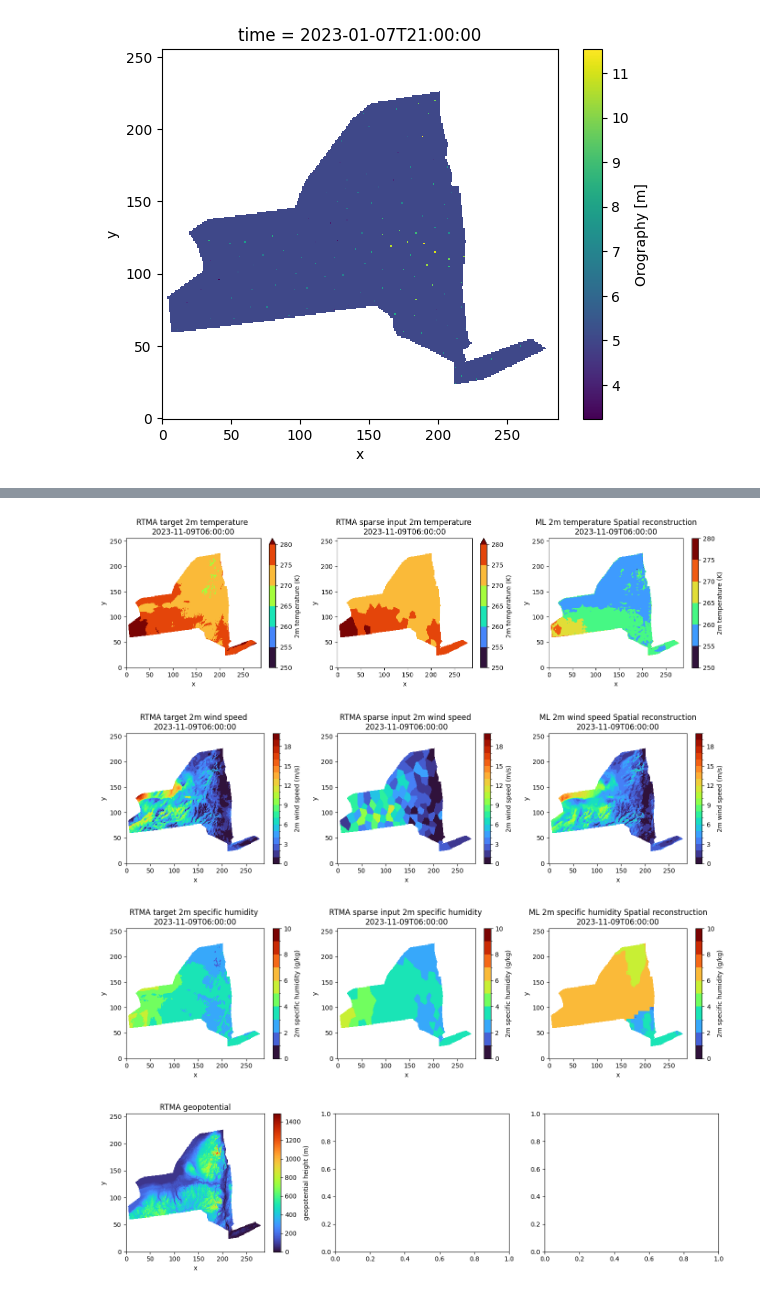
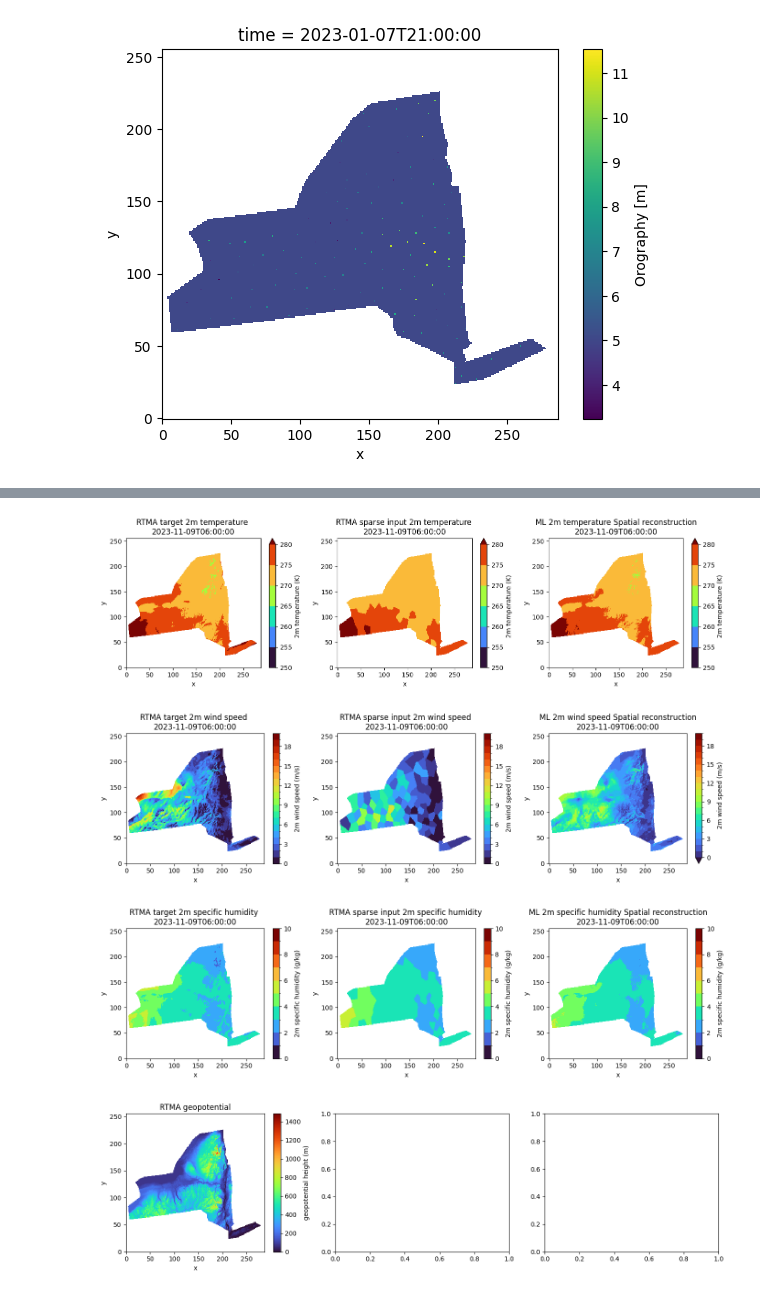
Before and after one commit to HarishBaki/Sparse_to_dense_meteorological_variables, a Jupyter notebook: TMRW_plots.ipynb, the cells around one changed output, grey strips where cells are left out. Saved outputs shown, nothing was run; the diff lists cells and outputs as text; code cells hidden in the pictures.

```diff
--- a/TMRW_plots.ipynb
+++ b/TMRW_plots.ipynb
@@ -300,7 +677,6 @@ variable = 't2m'
 levels = np.arange(250, 280.1, 5)
 time_instance = '2023-11-09T06:00:00'
 input_tensor,target_tensor = data_loader(variable,time_instance)
-pred = xr.open_zarr(zarr_store_pred)[variable].sel(time=time_instance).where(mask)
 # Create 1x2 subplots
 fig, axes = plt.subplots(1, 3, figsize=(14, 4))
 
@@ -310,42 +686,47 @@ test_plot = target_tensor.where(mask).plot(
     cmap=cmap,
     levels=levels,
     add_colorbar=True,
     cbar_kwargs={'label': '2m temperature (K)'}
 )
 axes[0].set_title('RTMA target 2m temperature \n' + time_instance, fontsize=12)
 
 # Plot input data
 test_plot = input_tensor[0,...].where(mask).plot(
     ax=axes[1],
     cmap=cmap,
     levels=levels,
     add_colorbar=True,
     cbar_kwargs={'label': '2m temperature (K)'}
 )
 axes[1].set_title('RTMA sparse input 2m temperature \n' + time_instance, fontsize=12)
 
 # Plot prediction
+model = 'DCNN'
+loss = 'MaskedCharbonnierLoss'
+years = '2018-2021'
+transform='standard'
+zarr_store_pred = f'checkpoints/{variable}/{model}/{loss}/{years}/{transform}/RTMA_test.zarr'
+pred = xr.open_zarr(zarr_store_pred)[variable].sel(time=time_instance).where(mask)
 pred_plot = pred.plot(
     ax=axes[2],
     cmap=cmap,
     levels=levels,
     add_colorbar=True,
     cbar_kwargs={'label': '2m temperature (K)'}
 )
 axes[2].set_title('ML 2m temperature Spatial reconstruction\n' + time_instance, fontsize=12)
 
 plt.tight_layout()
 
-plt.savefig(FIG_DIR+'/RTMA_2m_temperature_sparse_to_dense.png', dpi=300)
+plt.savefig(f'{FIG_DIR}/RTMA_{variable}_sparse_to_dense.png', dpi=300)
 # %% [output]
-[figure, old version]
+[figure, new version]
 # %%
 cmap = turbo_cmap
 variable = 'si10'
 levels = np.arange(0, 20.1, 1)
 time_instance = '2023-11-09T06:00:00'
 input_tensor,target_tensor = data_loader(variable,time_instance)
-pred = xr.open_zarr(zarr_store_pred)[variable].sel(time=time_instance).where(mask)
 # Create 1x2 subplots
 fig, axes = plt.subplots(1, 3, figsize=(14, 4))
 
@@ -370,6 +751,12 @@ test_plot = input_tensor[0,...].where(mask).plot(
 axes[1].set_title('RTMA sparse input 2m wind speed \n' + time_instance, fontsize=12)
 
 # Plot prediction
+model = 'DCNN'
+loss = 'MaskedCharbonnierLoss'
+years = '2018-2021'
+transform='standard'
+zarr_store_pred = f'checkpoints/{variable}/{model}/{loss}/{years}/{transform}/RTMA_test.zarr'
+pred = xr.open_zarr(zarr_store_pred)[variable].sel(time=time_instance).where(mask)
 pred_plot = pred.plot(
     ax=axes[2],
     cmap=cmap,
@@ -377,20 +764,19 @@ pred_plot = pred.plot(
     add_colorbar=True,
     cbar_kwargs={'label': '2m wind speed (m/s)'}
 )
-axes[2].set_title('ML 2m temperature Spatial reconstruction\n' + time_instance, fontsize=12)
+axes[2].set_title('ML 2m wind speed Spatial reconstruction\n' + time_instance, fontsize=12)
 
 plt.tight_layout()
 
-plt.savefig(FIG_DIR+'/RTMA_2m wind speed (m/s)_sparse_to_dense.png', dpi=300)
+plt.savefig(f'{FIG_DIR}/RTMA_{variable}_sparse_to_dense.png', dpi=300)
 # %% [output]
-[figure, old version]
+[figure, new version]
 # %%
 cmap = turbo_cmap
 variable = 'sh2'
 levels = np.arange(0, 10.1, 1)
 time_instance = '2023-11-09T06:00:00'
 input_tensor,target_tensor = data_loader(variable,time_instance)
-pred = xr.open_zarr(zarr_store_pred)[variable].sel(time=time_instance).where(mask)
 # Create 1x2 subplots
 fig, axes = plt.subplots(1, 3, figsize=(14, 4))
 
@@ -415,6 +801,12 @@ test_plot = (input_tensor[0,...]*1e3).where(mask).plot(
 axes[1].set_title('RTMA sparse input 2m specific humidity \n' + time_instance, fontsize=12)
 
 # Plot prediction
+model = 'DCNN'
+loss = 'MaskedCharbonnierLoss'
+years = '2018-2021'
+transform='standard'
+zarr_store_pred = f'checkpoints/{variable}/{model}/{loss}/{years}/{transform}/RTMA_test.zarr'
+pred = xr.open_zarr(zarr_store_pred)[variable].sel(time=time_instance).where(mask)
 pred_plot = (pred*1e3).plot(
     ax=axes[2],
     cmap=cmap,
@@ -426,9 +818,9 @@ axes[2].set_title('ML 2m specific humidity Spatial reconstruction\n' + time_inst
 
 plt.tight_layout()
 
-plt.savefig(FIG_DIR+'/RTMA_2m specific humidity_sparse_to_dense.png', dpi=300)
+plt.savefig(f'{FIG_DIR}/RTMA_{variable}_sparse_to_dense.png', dpi=300)
 # %% [output]
-[figure, old version]
+[figure, new version]
 # %%
 # Create 1x2 subplots
 fig, axes = plt.subplots(1, 3, figsize=(14, 4))
```
Also changed, not shown: parts of 7 cells of this notebook.
